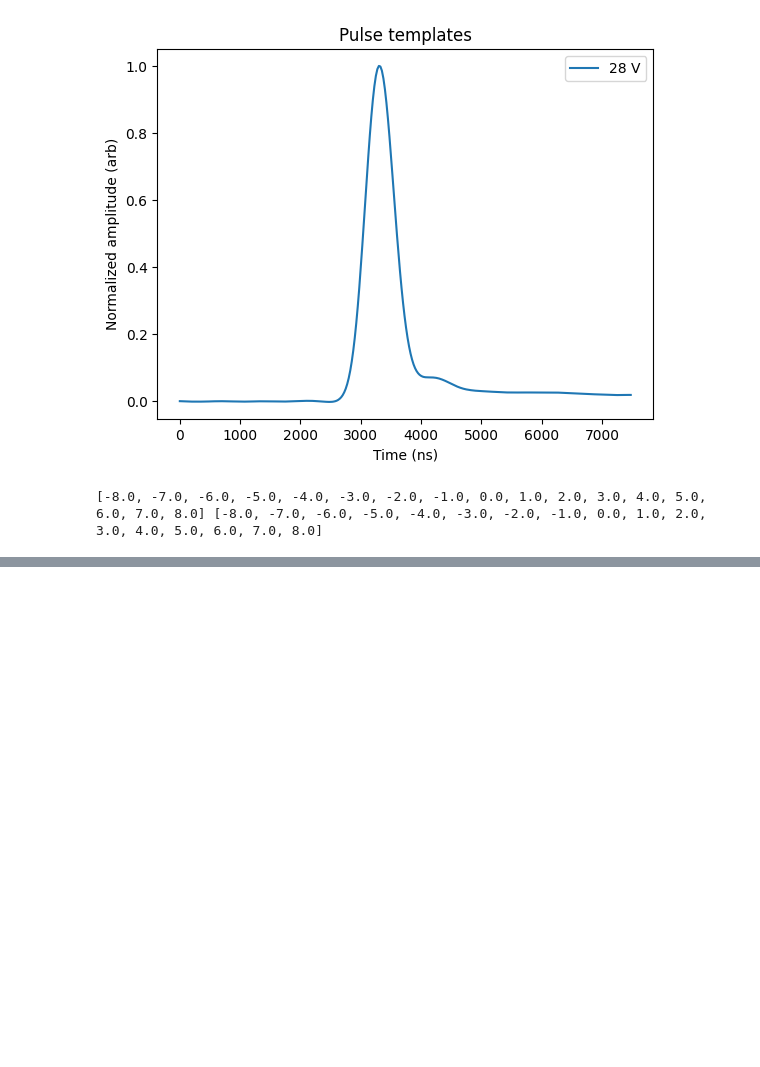
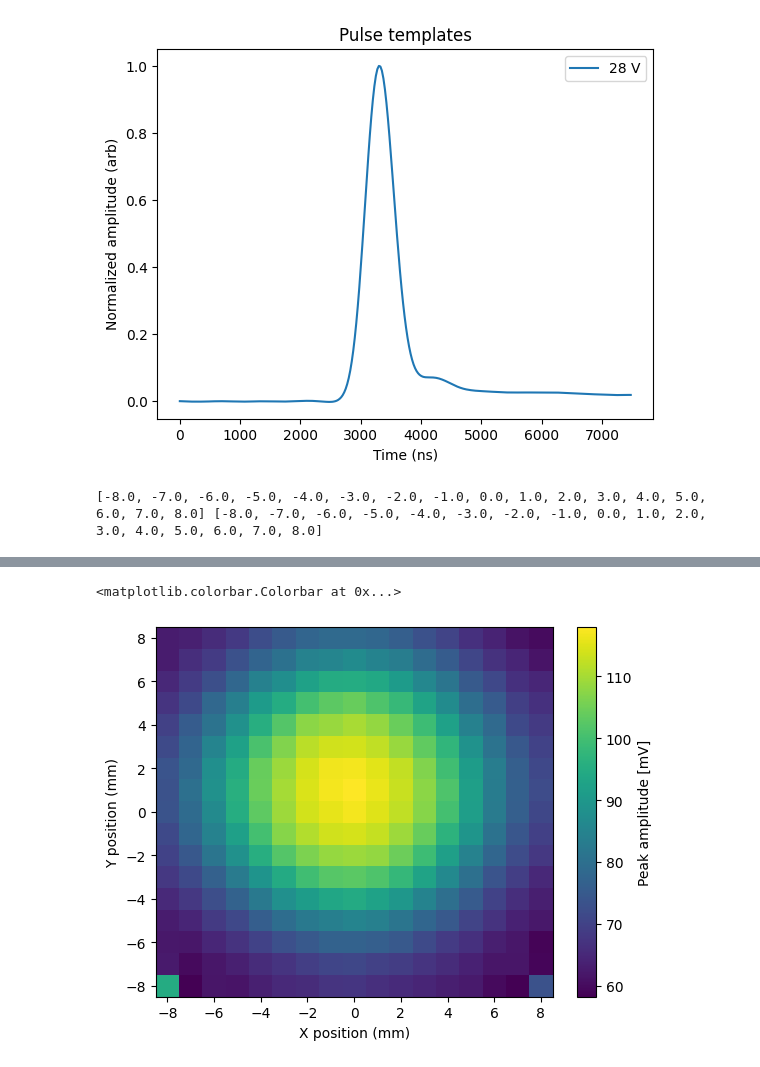
Before and after one commit to Moore-Lab/nanospheres, a Jupyter notebook: SiPMs/analyze_Am241_position_scan.ipynb, the cells around one changed output, grey strips where cells are left out. Cells and saved outputs as stored; diff of their text form; code cells hidden in the pictures; blank space fills up the shorter version.

```diff
--- a/SiPMs/analyze_Am241_position_scan.ipynb
+++ b/SiPMs/analyze_Am241_position_scan.ipynb
@@ -154,0 +177,11 @@ plt.show()
+# %%
+plt.figure()
+plt.pcolormesh(xval_list, yval_list, fit_vals, shading='nearest')
+
+plt.xlabel("X position (mm)")
+plt.ylabel("Y position (mm)")
+
+plt.colorbar(label="Peak amplitude [mV]")
+# %% [output]
+<matplotlib.colorbar.Colorbar at 0x...>
+[figure, added]
```
Also changed, not shown: parts of 3 cells of this notebook, 2 other files.
